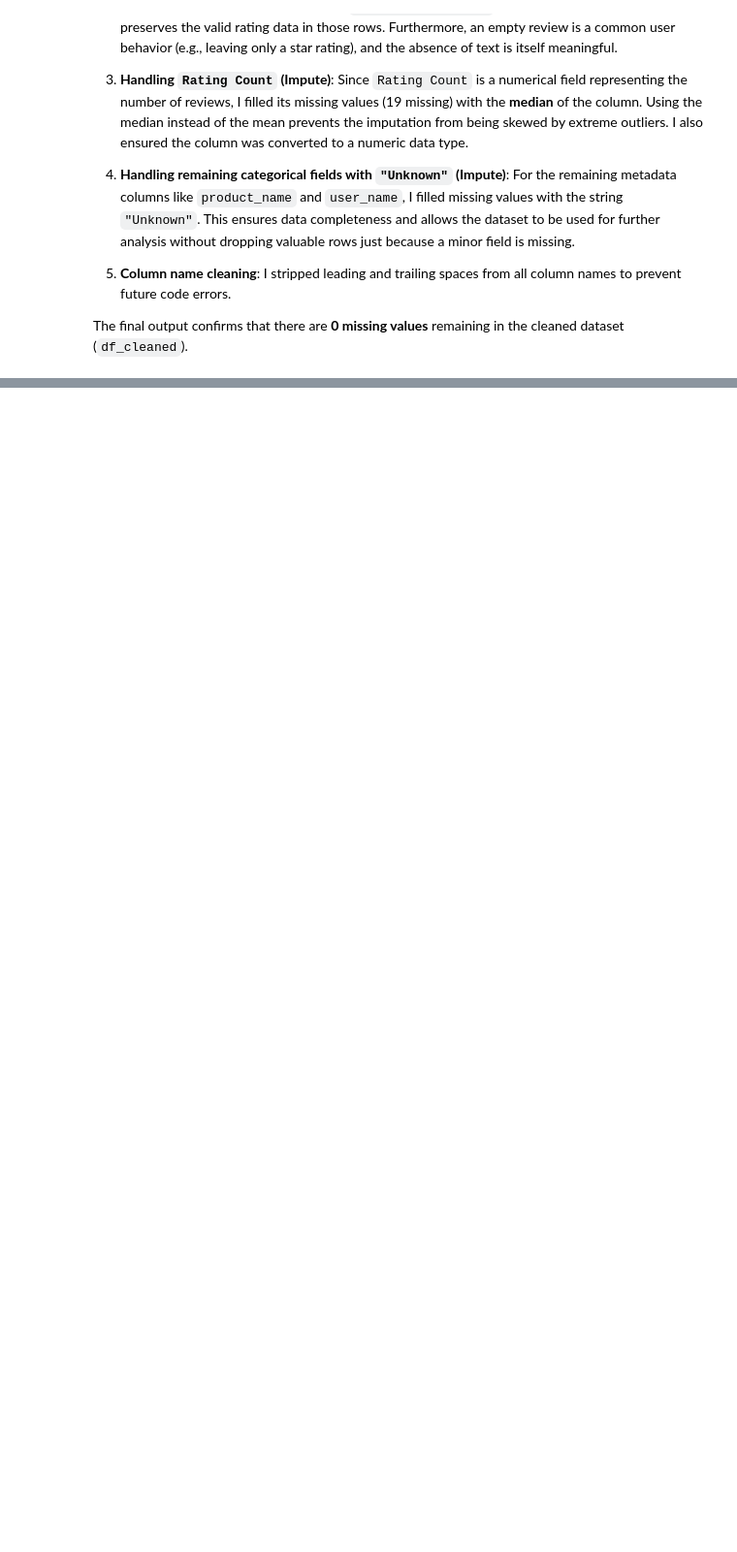
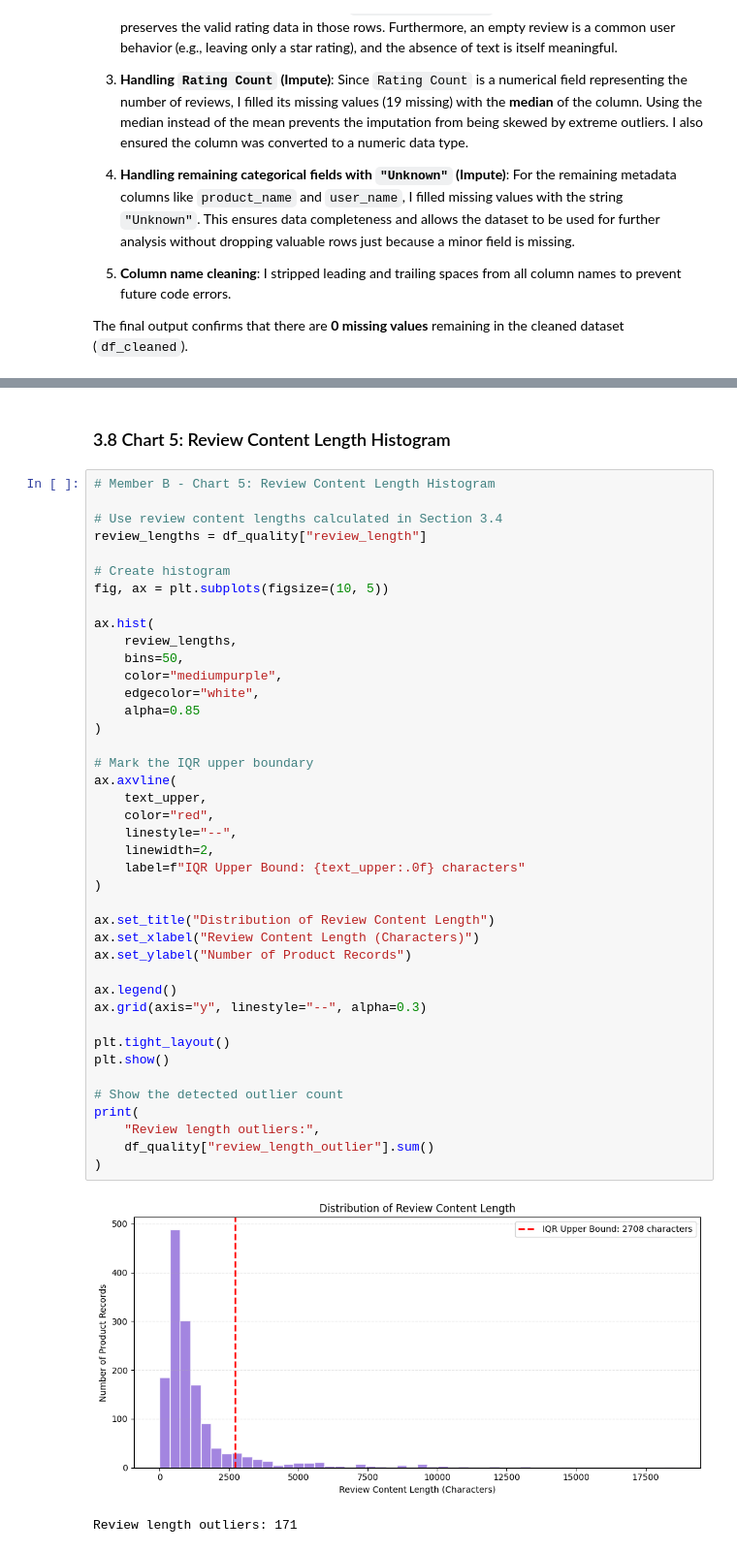
Before and after one commit to joey2846/Group-Project, a Jupyter notebook: notebooks/member_a_work.ipynb, the cells around one changed output, grey strips where cells are left out. Shown at 97% size. Saved outputs shown, nothing was run; the diff lists cells and outputs as text; blank space fills up the shorter version.

```diff
--- a/notebooks/member_a_work.ipynb
+++ b/notebooks/member_a_work.ipynb
@@ -172,0 +651,46 @@ The final output confirms that there are **0 missing values** remaining in the c
+# %% [markdown]
+### 3.8 Chart 5: Review Content Length Histogram
+# %%
+# Member B - Chart 5: Review Content Length Histogram
+
+# Use review content lengths calculated in Section 3.4
+review_lengths = df_quality["review_length"]
+
+# Create histogram
+fig, ax = plt.subplots(figsize=(10, 5))
+
+ax.hist(
+    review_lengths,
+    bins=50,
+    color="mediumpurple",
+    edgecolor="white",
+    alpha=0.85
+)
+
+# Mark the IQR upper boundary
+ax.axvline(
+    text_upper,
+    color="red",
+    linestyle="--",
+    linewidth=2,
+    label=f"IQR Upper Bound: {text_upper:.0f} characters"
+)
+
+ax.set_title("Distribution of Review Content Length")
+ax.set_xlabel("Review Content Length (Characters)")
+ax.set_ylabel("Number of Product Records")
+
+ax.legend()
+ax.grid(axis="y", linestyle="--", alpha=0.3)
+
+plt.tight_layout()
+plt.show()
+
+# Show the detected outlier count
+print(
+    "Review length outliers:",
+    df_quality["review_length_outlier"].sum()
+)
+# %% [output]
+[figure, added]
+Review length outliers: 171
```
Also changed, not shown: parts of 21 cells of this notebook.
